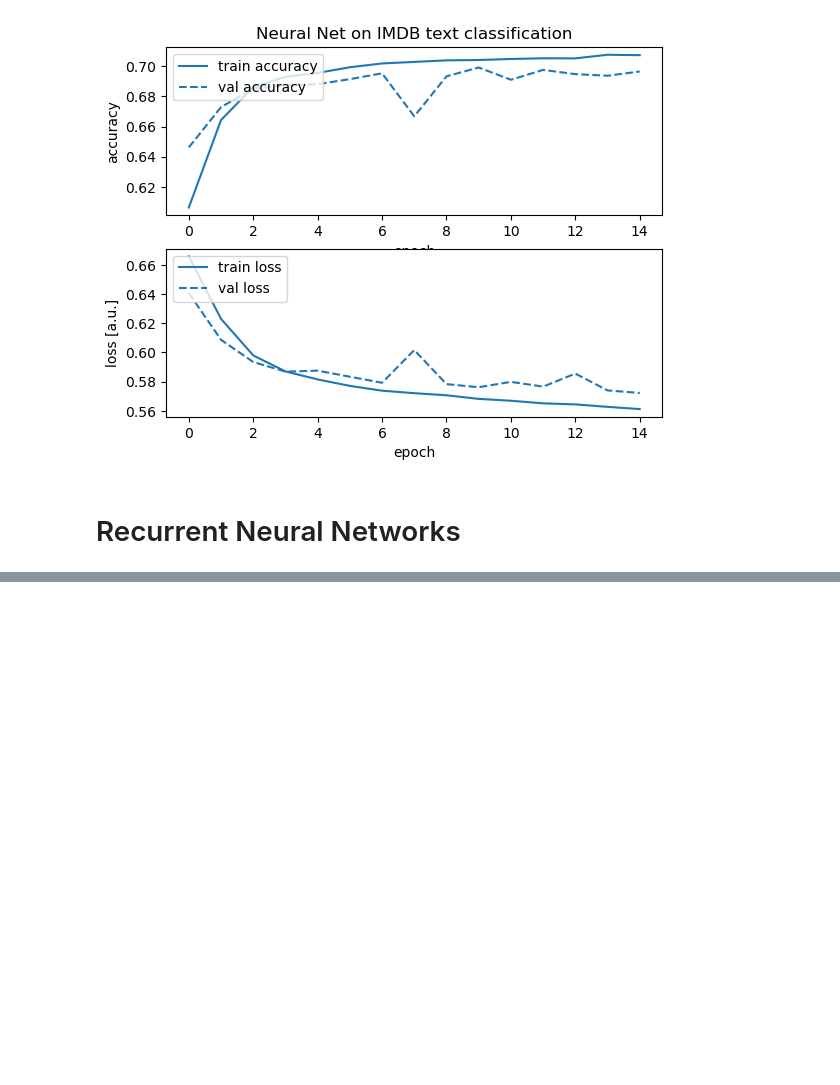
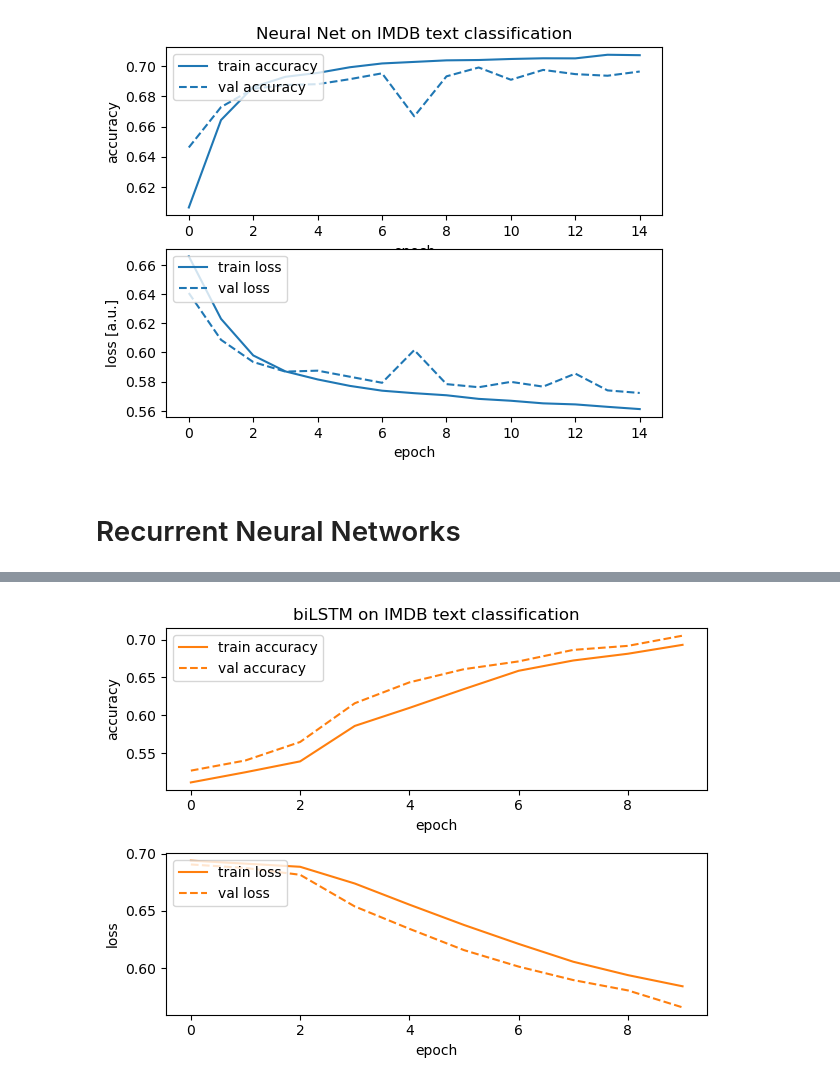
Before and after one commit to zpsheldon/nma_deeplearning, a Jupyter notebook: 8_ModernRNNs.ipynb, the cells around one changed output, grey strips where cells are left out. Cells and saved outputs as stored; diff of their text form; code cells hidden in the pictures; blank space fills up the shorter version.

```diff
--- a/8_ModernRNNs.ipynb
+++ b/8_ModernRNNs.ipynb
@@ -769,0 +1388,43 @@ plt.show()
+# %%
+# Hyperparameters
+learning_rate = 0.0003
+output_size = 2
+hidden_size = 16
+embedding_length = 100
+epochs = 10
+
+# Model, training, testing
+set_seed(SEED)
+bilstm_model = biLSTM(output_size, hidden_size, vocab_size,
+                      embedding_length, DEVICE)
+bilstm_model.to(DEVICE)
+bilstm_train_loss, bilstm_train_acc, bilstm_validation_loss, bilstm_validation_acc = train(bilstm_model,
+                                                                                           DEVICE,
+                                                                                           train_iter,
+                                                                                           valid_iter,
+                                                                                           epochs,
+                                                                                           learning_rate)
+test_accuracy = test(bilstm_model, DEVICE, test_iter)
+print(f'Test Accuracy: {test_accuracy} of the biLSTM model\n')
+
+# Plotting accuracy curve
+plt.figure()
+plt.subplot(211)
+plot_train_val(np.arange(0, epochs), bilstm_train_acc, bilstm_validation_acc,
+               'train accuracy',
+               'val accuracy',
+               'biLSTM on IMDB text classification',
+               'accuracy',
+               color='C1')
+plt.legend(loc='upper left')
+plt.subplot(212)
+plot_train_val(np.arange(0, epochs), bilstm_train_loss, bilstm_validation_loss,
+               'train loss',
+               'val loss',
+               '',
+               'loss',
+               color='C1')
+plt.legend(loc='upper left')
+plt.tight_layout()
+plt.show()
+# %% [output]
@@ -769,0 +1448 @@ plt.show()
+[figure, added]
```
Also changed, not shown: parts of 48 cells of this notebook.
